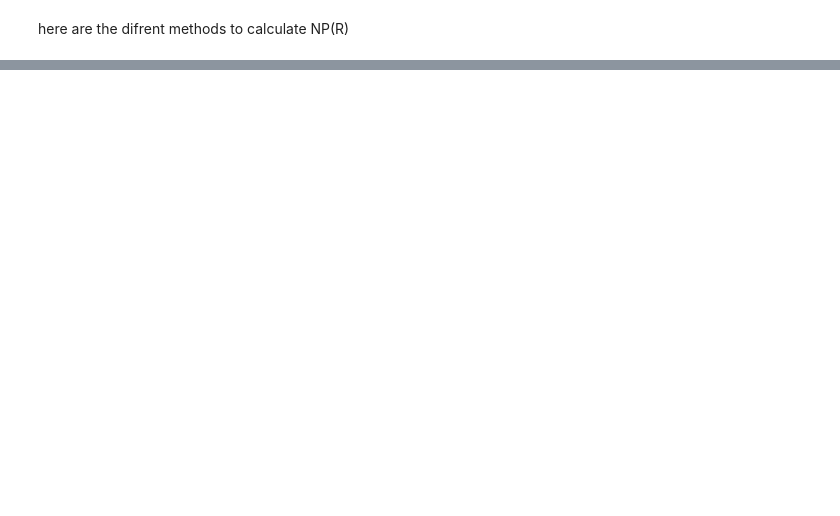
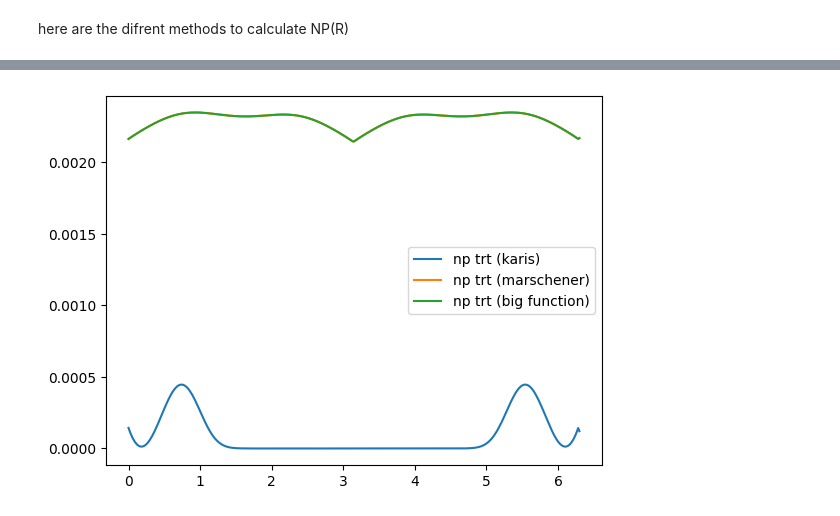
Before and after one commit to DenzellM-2054872/vkhr, a Jupyter notebook: plots/np.ipynb, the cells around one changed output, grey strips where cells are left out. Saved outputs shown, nothing was run; the diff lists cells and outputs as text; code cells hidden in the pictures; blank space fills up the shorter version.

```diff
--- a/plots/np.ipynb
+++ b/plots/np.ipynb
@@ -529,3 +487,56 @@ plt.show()
+# %%
+tangent = normalise([0, 0, -1])
+light = normalise([1, 1, 1])
+view = normalise([1, 1, 0])
+
+rot_angles = []
+np1 = []
+np2 = []
+np3 = []
+
+
+total_rot = 0
+eta = 1.55
+i = 0
+absorb = 0.5
+
+while True:
+    dotLightTangent: float = dot(light, tangent)
+    dotViewTangent: float = dot(view, tangent)
+
+    LT_P: list = normalise(minus(light, mult(tangent, dotLightTangent)))
+    VT_P: list = normalise(minus(view, mult(tangent, dotViewTangent)))
+
+    Normal: list = normalise(LT_P + VT_P)
+    Binormal: list = normalise(cross(Normal, tangent))
+
+    theta_r: float = math.acos(dot(VT_P, view))
+    theta_i: float = math.acos(dot(LT_P, light))
+    theta_d: float = (theta_r - theta_i) / 2
+    phi_r : float = math.acos(dot(Binormal, VT_P))
+    phi_i : float = math.acos(dot(Binormal, LT_P))
+    phi : float = phi_r - phi_i
+
+    rot_angles.append(total_rot)
+
+    #given that karis uses color and marschener uses a absorption factor id say theyre close
+    np1.append(NP_TRT_K(phi, theta_d, eta, absorb, math.radians(8.0)))
+    np2.append(NP_TRT(phi, theta_d, eta, absorb))
+    np3.append(NP(2, phi, theta_d, eta, absorb))
+
+    if total_rot > math.pi * 2 or i == 3000: break
+    view = normalise(rotate_y(view, 0.0175))
+    total_rot += 0.0175
+    i += 1
+
+plt.plot(rot_angles, np1, label = "np trt (karis)")
+plt.plot(rot_angles, np2, label = "np trt (marschener)")
+plt.plot(rot_angles, np3, label = "np trt (big function)")
+
+plt.legend()
+plt.show()
+# %% [output]
+[figure, added]
 # %%
 def calc_h(phi: float, inv_eta_tick: float) -> float:
     top: float = sign(phi) * math.cos(phi / 2)
```
Also changed, not shown: parts of 7 cells of this notebook, 7 other files.
